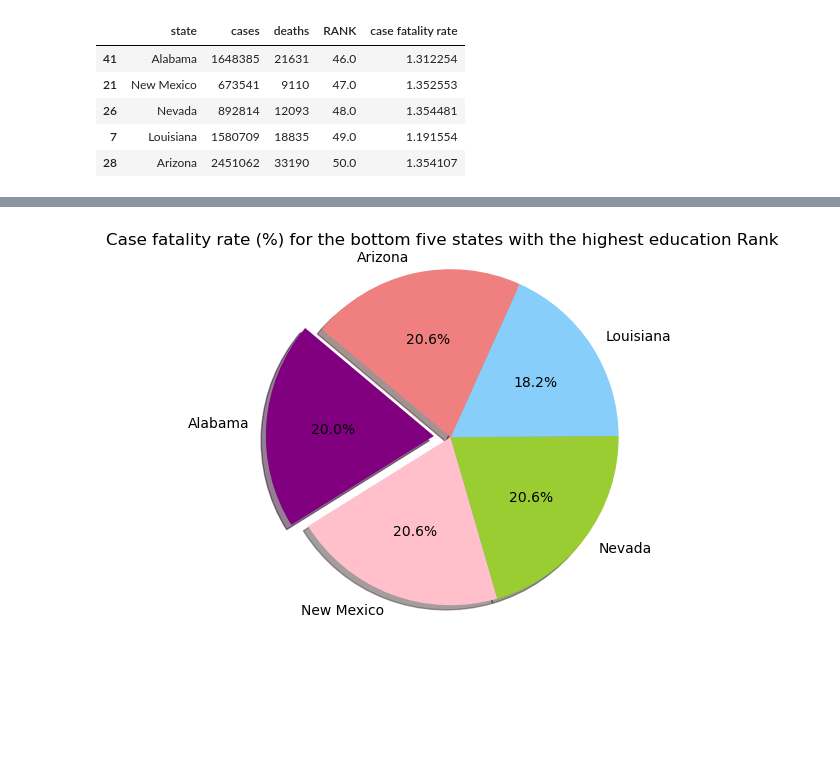
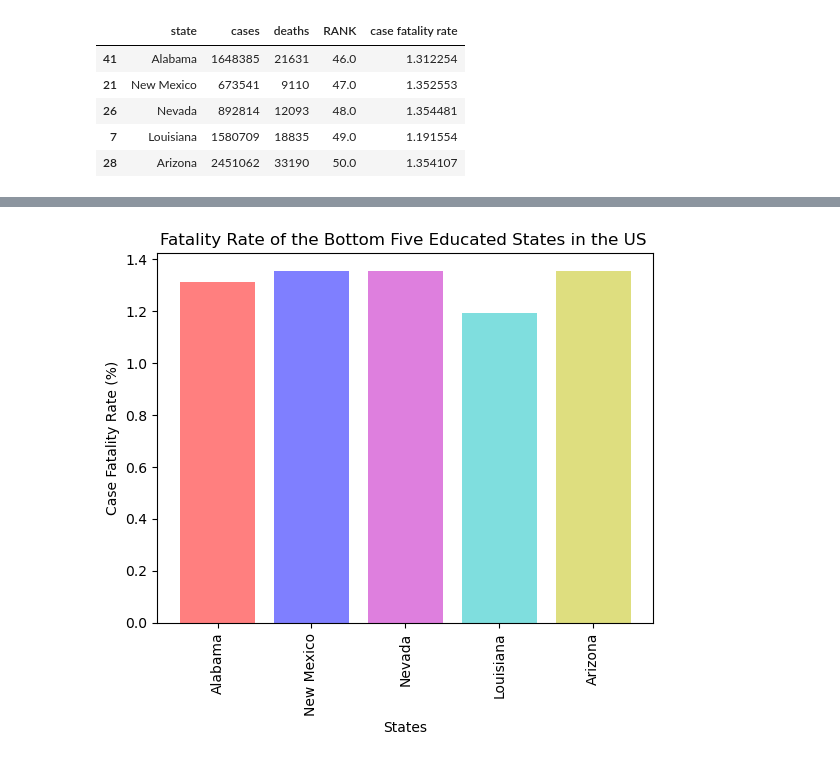
Before and after one commit to IsmailBilal92/EDA-project-one-group-one, a Jupyter notebook: project-1/COVID_education_level.ipynb, the cells around one changed output, grey strips where cells are left out. Saved outputs shown, nothing was run; the diff lists cells and outputs as text; code cells hidden in the pictures; blank space fills up the shorter version.

```diff
--- a/project-1/COVID_education_level.ipynb
+++ b/project-1/COVID_education_level.ipynb
@@ -236,8 +236,8 @@ top_five
 | 52 | Vermont | 153198 | 939 | 4.0 | 0.612932 |
 | 2 | Massachusetts | 2230150 | 24441 | 5.0 | 1.095935 |
 # %%
-bottom_five = Sorted_COVID_df.tail(5)
-bottom_five
+top_five = Sorted_COVID_df.tail(5)
+top_five
 # %% [output]
 |  | state | cases | deaths | RANK | case fatality rate |
 | 41 | Alabama | 1648385 | 21631 | 46.0 | 1.312254 |
@@ -269,12 +248,21 @@ bottom_colors = ["purple","pink","yellowgreen","lightskyblue","lightcoral"]
-# %%
-# Tell matplotlib to create a pie chart based upon the above data
-plt.pie(bottom_CFR, explode=explode, labels=bottom_states, colors=bottom_colors,
-        autopct="%1.1f%%", shadow=True, startangle=140)
-plt.title("Case fatality rate (%) for the bottom five states with the highest education Rank")
-# Create axes which are equal so we have a perfect circle
-plt.axis("equal")
-# Save an image of our chart and print the final product to the screen
-#plt.savefig("../Images/PyPies.png")
-plt.show()
-# %% [output]
-[figure, removed]
+# %%
+# Create an array that contains the number of users each language has
+
+bottom_fatality_rate = bottom_five["case fatality rate"]
+x_axis = np.arange(len(top_fatality_rate))
+bar_labels = ["purple","pink","yellowgreen","lightskyblue","lightcoral"]
+bar_colors = ['r', 'b', 'm', 'c', 'y']
+# %%
+tick_locations = [value for value in x_axis]
+plt.bar(x_axis,top_fatality_rate, color=bar_colors, alpha=0.5, align="center",label=bar_labels)
+
+x= plt.xticks(tick_locations, top_five["state"],rotation="vertical" )
+
+# Give our chart some labels and a tile
+plt.title("Fatality Rate of the Bottom Five Educated States in the US ")
+plt.xlabel("States")
+plt.ylabel("Case Fatality Rate (%)")
+plt.savefig("images/Fatality rate of the bottom five states.png")
+plt.show()
+# %% [output]
+[figure, added]
```
Also changed, not shown: parts of 8 cells of this notebook, 7 other files.
